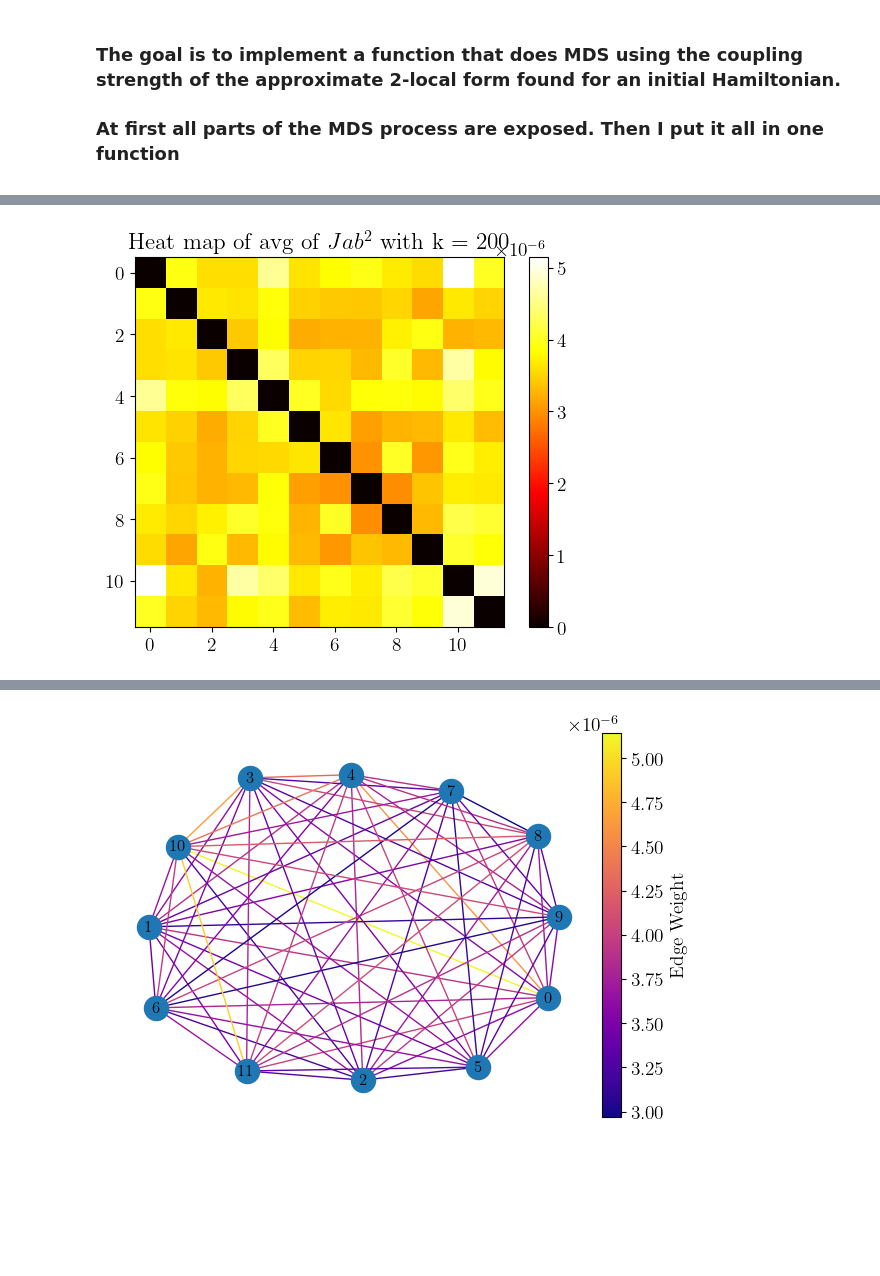
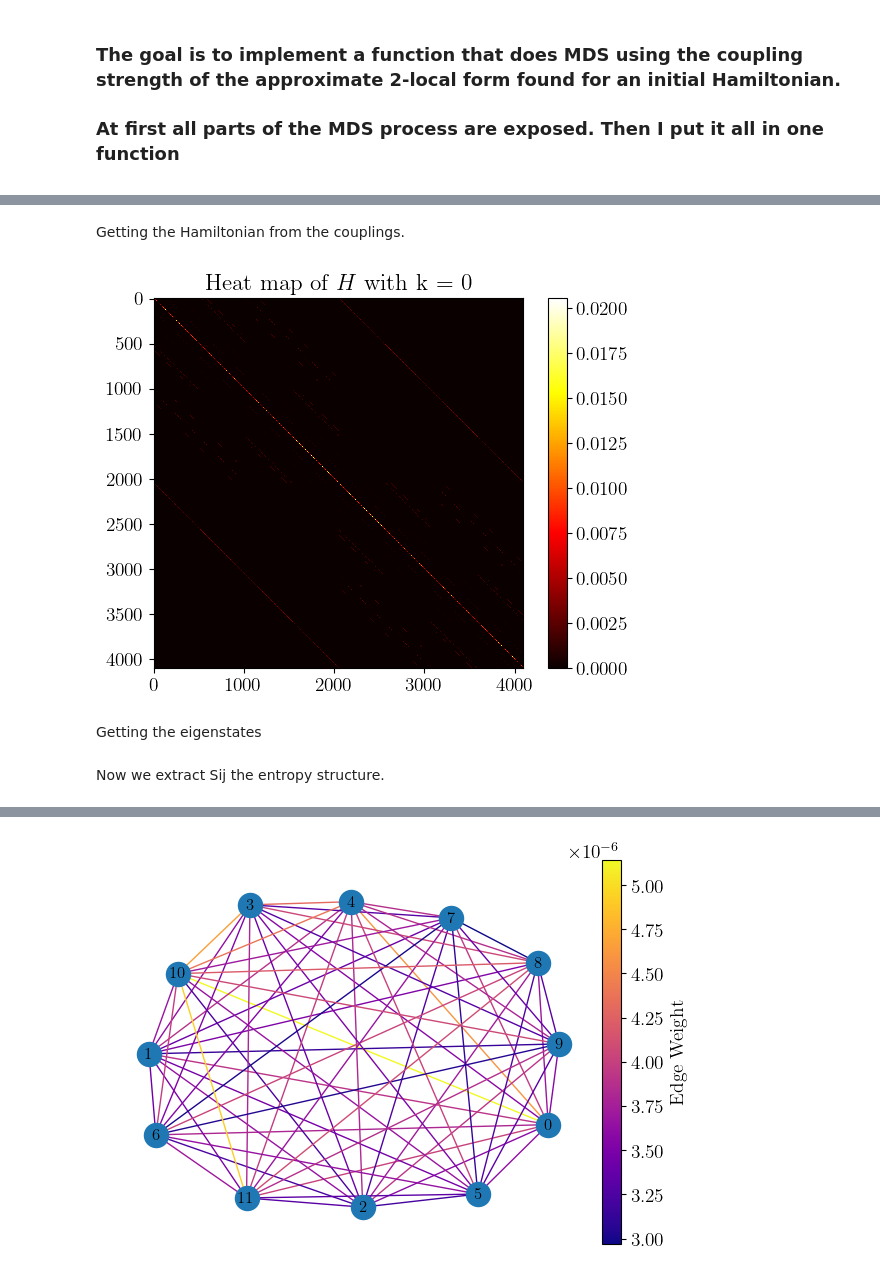
Before and after one commit to MarinAndreGirard/Quantum_emergent_dimension, a Jupyter notebook: MDS_2.ipynb, the cells around one changed output, grey strips where cells are left out. Saved outputs shown, nothing was run; the diff lists cells and outputs as text; code cells hidden in the pictures; blank space fills up the shorter version.

Commit message:
working on getting the entropy structure.

```diff
--- a/MDS_2.ipynb
+++ b/MDS_2.ipynb
@@ -38,44 +43,3 @@ We start with loading the couplings and defining the total coupling strength tab
 We also look at the coupling graph and create a re-scaled graph.
 
 The $Jab$ matrix is expressed as a colored graph. We then create $w$ which is $-\log(J_{ab}/max_{ab}(J_{ab}))$. It weights couplings such that two vertices have high edge weight if they have low coupling strengh and vice versa. The log and renomalizing by the max(Jab) means we have 2 points with 0 distance by definition. The choice of function for re-weighting is already loaded with intent.
-# %%
-def get_Jab():
-
-    N = 12 # system size
-    k = 150 # sample number
-    letters = ['1', 'X', 'Y', 'Z']
-
-    J = np.loadtxt('couplings/{}/{}_{}{}.txt'.format(N, k, letters[1], letters[3]))**2
-    for a,b in [(1,1),(2,2),(3,3),(3,1)]:
-        Jab = np.loadtxt('couplings/{}/{}_{}{}.txt'.format(N, k, letters[a], letters[b]))**2
-        J+=Jab
-
-    #threshold = 1e-4  # Set this to the threshold you want to use
-    #Jab[np.abs(Jab) < threshold] = 0
-    Jab=J
-    return Jab
-
-def get_Jab_avg(sample_nb):
-    N = 12 # system size
-    letters = ['1', 'X', 'Y', 'Z']
-
-    J=np.zeros((N,N))
-    for k in range(sample_nb):
-        J_sample = np.loadtxt('couplings/{}/{}_{}{}.txt'.format(N, k, letters[1], letters[3]))**2
-        for a,b in [(1,1),(2,2),(3,3),(3,1)]:
-            Jab = np.loadtxt('couplings/{}/{}_{}{}.txt'.format(N, k, letters[a], letters[b]))**2
-            #Jab = Jab**2
-            J_sample+=Jab
-        J+=J_sample
-    J=J/sample_nb
-    return J
-
-
-Jab=get_Jab_avg(200)
-
-plt.imshow(Jab, cmap='hot', interpolation='nearest')
-plt.colorbar()
-plt.title(f"Heat map of avg of $Jab^2$ with k = 200")
-plt.show()
-# %% [output]
-[figure, removed]
@@ -81,0 +98,16 @@ plt.show()
+# %% [markdown]
+Getting the Hamiltonian from the couplings.
+# %%
+N=12
+k=0 #k takes any value from 0 to 199
+H = H_from_couplings(N, k)
+
+
+plt.imshow(abs(H), cmap='hot', interpolation='nearest')
+plt.colorbar()
+plt.title(f"Heat map of $H$ with k = {k}")
+plt.show()
+# %% [output]
+[figure, added]
+# %% [markdown]
+Getting the eigenstates
@@ -81,0 +123,2 @@ plt.show()
+# %% [markdown]
+Now we extract Sij the entropy structure.
```
Also changed, not shown: parts of 7 cells of this notebook.
